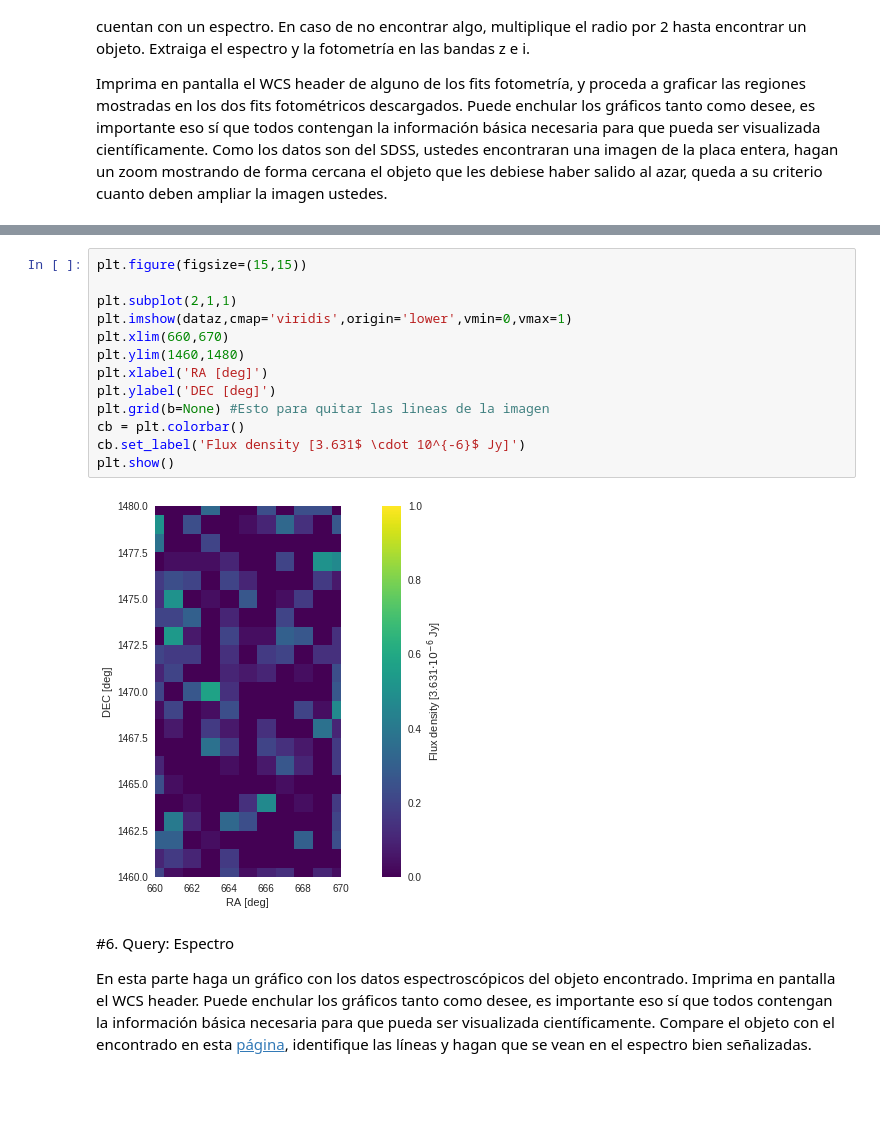
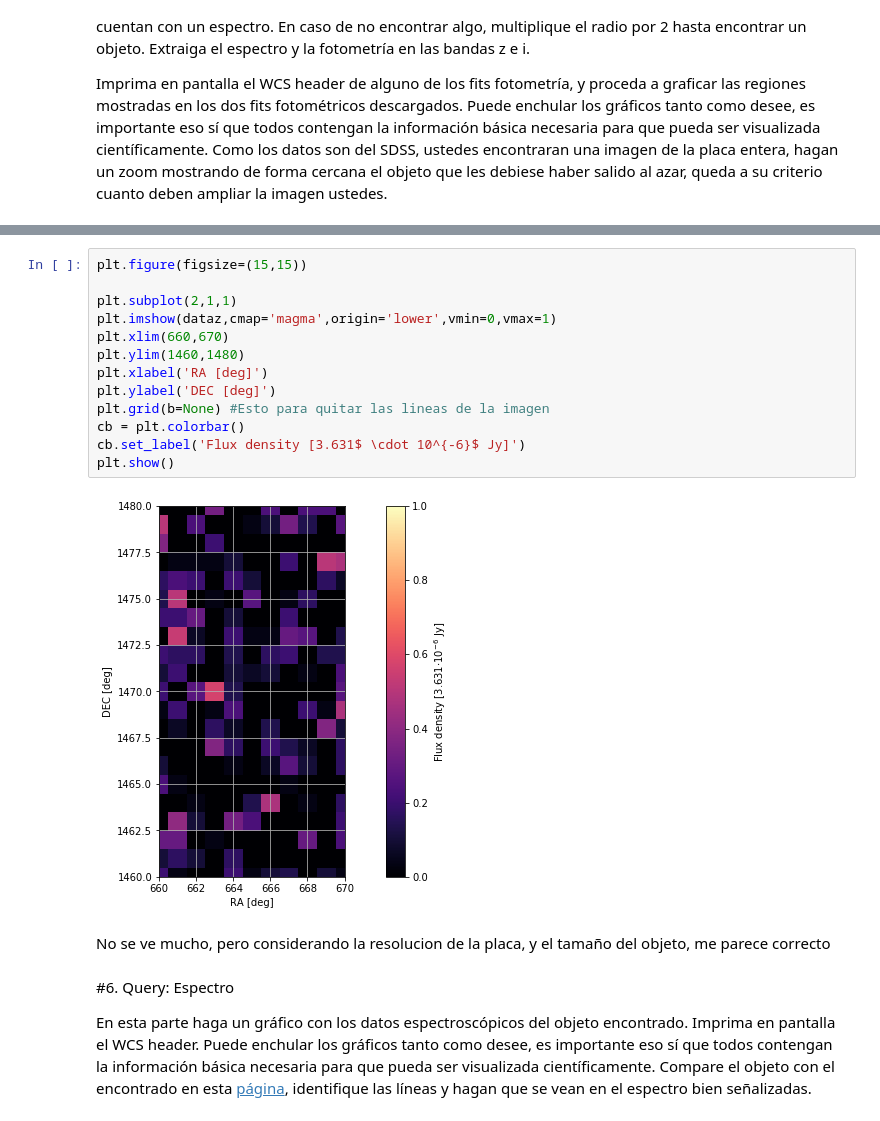
Before and after one commit to niccoma/minitarea4, a Jupyter notebook: minitarea4.ipynb, the cells around one changed output, grey strips where cells are left out. Drawn from its saved outputs; the diff is of its cells as text; blank space fills up the shorter version.

```diff
--- a/minitarea4.ipynb
+++ b/minitarea4.ipynb
@@ -356,18 +369,20 @@ plt.show()
 # %%
 plt.figure(figsize=(15,15))
 
 plt.subplot(2,1,1)
-plt.imshow(dataz,cmap='viridis',origin='lower',vmin=0,vmax=1)
+plt.imshow(dataz,cmap='magma',origin='lower',vmin=0,vmax=1)
 plt.xlim(660,670)
 plt.ylim(1460,1480)
 plt.xlabel('RA [deg]')
 plt.ylabel('DEC [deg]')
 plt.grid(b=None) #Esto para quitar las lineas de la imagen
 cb = plt.colorbar()
 cb.set_label('Flux density [3.631$ \cdot 10^{-6}$ Jy]')
 plt.show()
 # %% [output]
-[figure, old version]
+[figure, new version]
+# %% [markdown]
+No se ve mucho, pero considerando la resolucion de la placa, y el tamaño del objeto, me parece correcto
 # %% [markdown]
 #6. Query: Espectro
 
```
Also changed, not shown: parts of 11 cells of this notebook.
